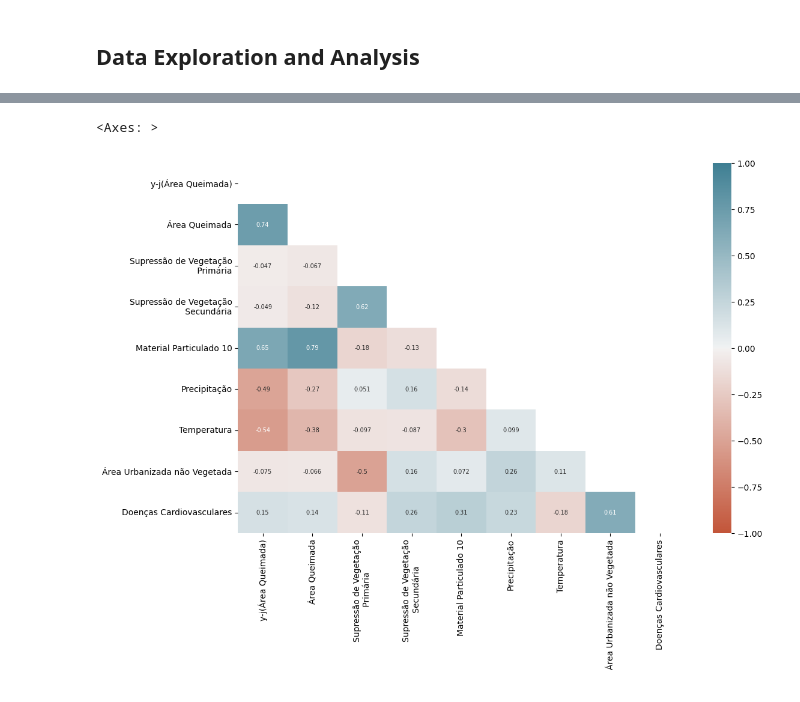
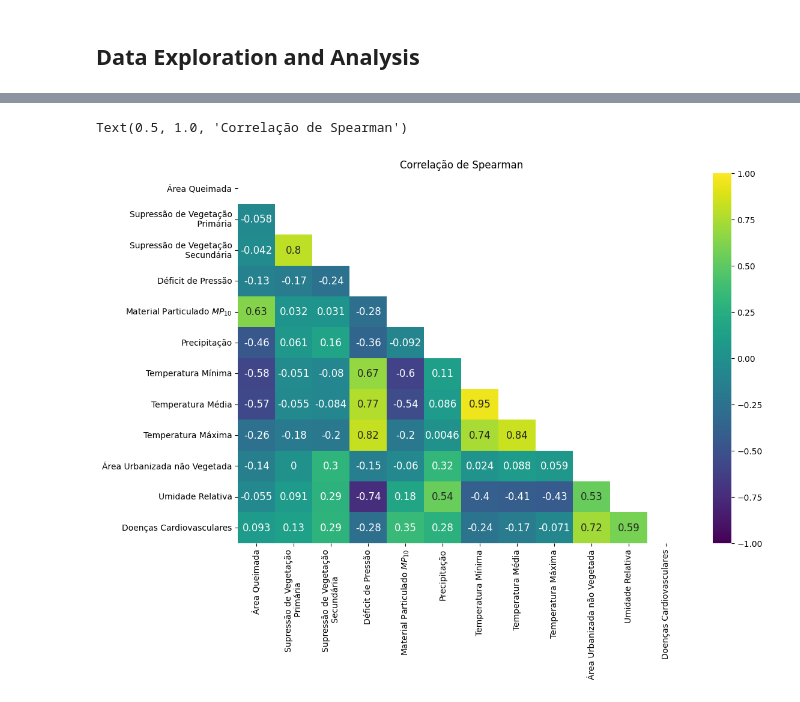
Before and after one commit to affonsoviccari/health_and_environment_data_analysis, a Jupyter notebook: nb_data_analysis.ipynb, the cells around one changed output, grey strips where cells are left out. Cells and saved outputs as stored; diff of their text form; code cells hidden in the pictures.

```diff
--- a/nb_data_analysis.ipynb
+++ b/nb_data_analysis.ipynb
@@ -96,5 +118,16 @@ _df = pd.DataFrame({
 })
 df = pd.merge(df, _df, on = 'data', how='inner')
+# %%
+# Import Temperatura Máxima Mensal
+_df = pd.read_csv(r'data\Série temporal dos valores - Temperatura máxima mensal do ar - 1985 - 2024.csv', sep=',').iloc[:, -5:]
+max_temperature_values = []
+for column in _df.columns:
+    max_temperature_values+=list(_df[column])
+_df = pd.DataFrame({
+    'data': all_datas,
+    'Temperatura Máxima': max_temperature_values,
+})
+df = pd.merge(df, _df, on = 'data', how='inner')
 # %%
 # Import Vegetação Urbana
 intraurban_veg = []
@@ -113,6 +146,19 @@ _df = pd.DataFrame({
     'Área Urbanizada não Vegetada': non_veg,
 })
 df = pd.merge(df, _df, on = 'data', how='inner')
+# %%
+# Import Umidade Relativa
+_df = pd.read_csv(r'data\POWER_Regional_Monthly_2020_2024.csv', sep=',',skiprows=9)
+
+
+_dfs = []
+for column, month_code in zip(_df.columns[4:-1], month_dict.values()):
+    __df = _df.groupby('YEAR')[column].mean().reset_index()
+    __df['data'] = __df['YEAR'].astype(str) + month_code
+    __df = __df.rename(columns={column: 'Umidade Relativa'})
+    _dfs.append(__df[['data', 'Umidade Relativa']])
+_df = pd.concat(_dfs, ignore_index=True).sort_values('data').reset_index(drop=True)
+df = pd.merge(df, _df, on = 'data', how='inner')
 # %%
 # Import Doenças Cardiovasculares - Variável Objetivo
 _df = pd.read_csv(r'data\DOENÇAS CARDIOVASCULARES.csv', sep=';', names=['data','Doenças Cardiovasculares'])
@@ -138,11 +205 @@ data_columns
  'Doenças Cardiovasculares']
-# %%
-# Appending Yeo-Johnson ZnAlMg to Dataframe (for analysis)
-pt = PowerTransformer(method='yeo-johnson', standardize=False)
-df[f'y-j(Área Queimada)'] = pt.fit_transform(df[['Área Queimada']]).flatten()
-df[f'y-j(Material Particulado 10)'] = pt.fit_transform(df[['Material Particulado 10']]).flatten()
-y_j_columns = [
-    f'y-j(Área Queimada)',
-    f'y-j(Material Particulado 10)',
-    'Doenças Cardiovasculares'
-]
@@ -155,14 +225,16 @@ pairplot(df[data_columns], corner=True)
 # %%
-# Correlation Heatmap
+# Correlation Heatmap Spearman
 fig, ax = plt.subplots(figsize=(12,8))
-corrmat = df[[f'y-j(Área Queimada)']+data_columns].corr()
+corrmat = df[data_columns].corr(method='spearman')
 mask= zeros_like(corrmat)
 mask[triu_indices_from(mask)] = True
 heatmap(corrmat,
             vmax=1, vmin=-1,
-            annot=True, annot_kws={'fontsize':7},
+            annot=True, annot_kws={'fontsize':12},
             mask=mask,
-            cmap=diverging_palette(20,220,as_cmap=True), ax=ax)
+            # cmap=diverging_palette(20,220,as_cmap=True), ax=ax)
+            cmap="viridis")
+ax.set_title("Correlação de Spearman")
 # %% [output]
-<Axes: >
+Text(0.5, 1.0, 'Correlação de Spearman')
-[figure, old version]
+[figure, new version]
```
Also changed, not shown: parts of 20 cells of this notebook.
